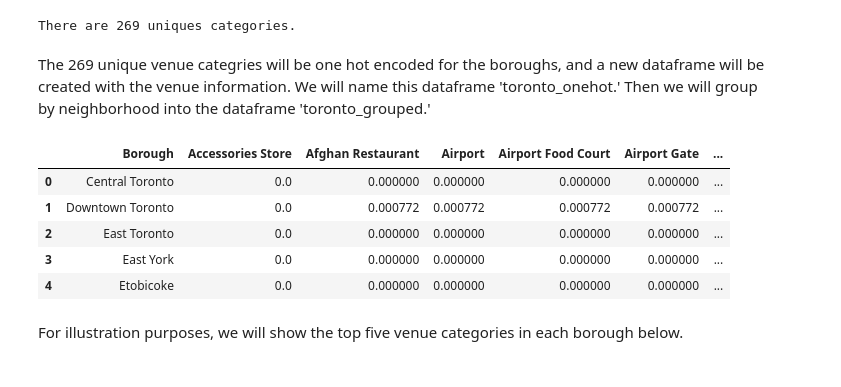
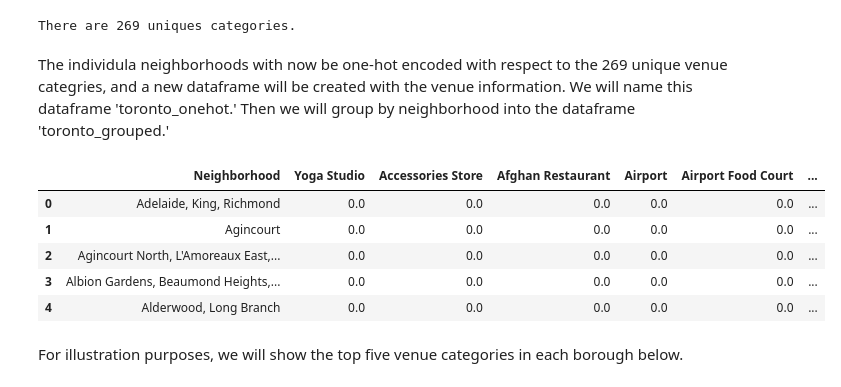
Before and after one commit to annahaensch/NeighborhoodViewer, a Jupyter notebook: Toronto Neighborhood Clustering Analysis.ipynb, the cells around one changed output. Cells and saved outputs as stored; diff of their text form; code cells hidden in the pictures.

```diff
--- a/Toronto Neighborhood Clustering Analysis.ipynb
+++ b/Toronto Neighborhood Clustering Analysis.ipynb
@@ -118,7 +122,7 @@ longitude = location.longitude
 map_toronto = folium.Map(location=[latitude, longitude], zoom_start=10)
 
 # add markers to map
-for lat, lng, borough in zip(df2['Latitude'], df2['Longitude'], df2['Borough']):
+for lat, lng, borough in zip(df2['Latitude'], df2['Longitude'], df2['Neighborhood']):
     label = '{}'.format(borough)
     label = folium.Popup(label, parse_html=True)
     folium.CircleMarker(
@@ -170,7 +174,7 @@ def getNearbyVenues(names, latitudes, longitudes, radius=500):
             v['venue']['categories'][0]['name']) for v in results])
 
     nearby_venues = pd.DataFrame([item for venue_list in venues_list for item in venue_list])
-    nearby_venues.columns = ['Borough',
+    nearby_venues.columns = ['Neighborhood',
                   'Latitude',
                   'Longitude',
                   'Venue',
@@ -184,7 +188,7 @@ LIMIT = 100
 
 radius = 500
 
-toronto_venues = getNearbyVenues(names=df2['Borough'],
+toronto_venues = getNearbyVenues(names=df2['Neighborhood'],
                                    latitudes=df2['Latitude'],
                                    longitudes=df2['Longitude']
                                   )
@@ -203,27 +207,27 @@ print('There are {} uniques categories.'.format(len(toronto_venues['Venue Catego
 # %% [output]
 There are 269 uniques categories.
 # %% [markdown]
-The 269 unique venue categries will be one hot encoded for the boroughs, and a new dataframe will be created with the venue information.  We will name this dataframe 'toronto_onehot.'  Then we will group by neighborhood into the dataframe 'toronto_grouped.'
+The individula neighborhoods with now be one-hot encoded with respect to the 269 unique venue categries, and a new dataframe will be created with the venue information.  We will name this dataframe 'toronto_onehot.'  Then we will group by neighborhood into the dataframe 'toronto_grouped.'
 # %%
 # one hot encoding
 toronto_onehot = pd.get_dummies(toronto_venues[['Venue Category']], prefix="", prefix_sep="")
 
 # add neighborhood column back to dataframe
-toronto_onehot['Borough'] = toronto_venues['Borough']
+toronto_onehot['Neighborhood'] = toronto_venues['Neighborhood']
 
 # move neighborhood column to the first column
 fixed_columns = [toronto_onehot.columns[-1]] + list(toronto_onehot.columns[:-1])
 toronto_onehot = toronto_onehot[fixed_columns]
 
-toronto_grouped = toronto_onehot.groupby('Borough').mean().reset_index()
+toronto_grouped = toronto_onehot.groupby('Neighborhood').mean().reset_index()
 toronto_grouped.head()
 # %% [output]
-|  | Borough | Accessories Store | Afghan Restaurant | Airport | Airport Food Court | Airport Gate | ... |
-| 0 | Central Toronto | 0.0 | 0.000000 | 0.000000 | 0.000000 | 0.000000 | ... |
-| 1 | Downtown Toronto | 0.0 | 0.000772 | 0.000772 | 0.000772 | 0.000772 | ... |
-| 2 | East Toronto | 0.0 | 0.000000 | 0.000000 | 0.000000 | 0.000000 | ... |
-| 3 | East York | 0.0 | 0.000000 | 0.000000 | 0.000000 | 0.000000 | ... |
-| 4 | Etobicoke | 0.0 | 0.000000 | 0.000000 | 0.000000 | 0.000000 | ... |
+|  | Neighborhood | Yoga Studio | Accessories Store | Afghan Restaurant | Airport | Airport Food Court | ... |
+| 0 | Adelaide, King, Richmond | 0.0 | 0.0 | 0.0 | 0.0 | 0.0 | ... |
+| 1 | Agincourt | 0.0 | 0.0 | 0.0 | 0.0 | 0.0 | ... |
+| 2 | Agincourt North, L'Amoreaux East,... | 0.0 | 0.0 | 0.0 | 0.0 | 0.0 | ... |
+| 3 | Albion Gardens, Beaumond Heights,... | 0.0 | 0.0 | 0.0 | 0.0 | 0.0 | ... |
+| 4 | Alderwood, Long Branch | 0.0 | 0.0 | 0.0 | 0.0 | 0.0 | ... |
 # %% [markdown]
 For illustration purposes, we will show the top five venue categories in each borough below.
 # %%
```
Also changed, not shown: parts of 24 cells of this notebook.
